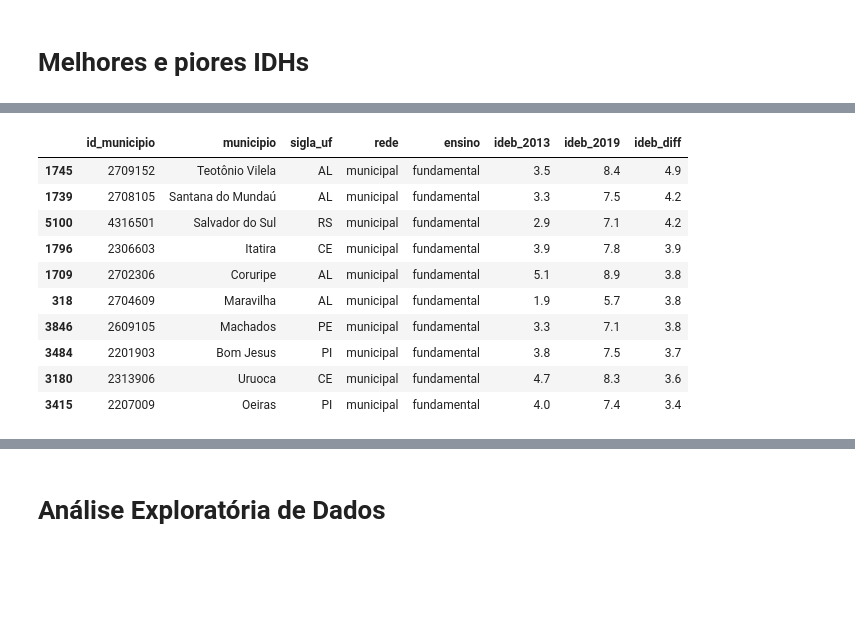
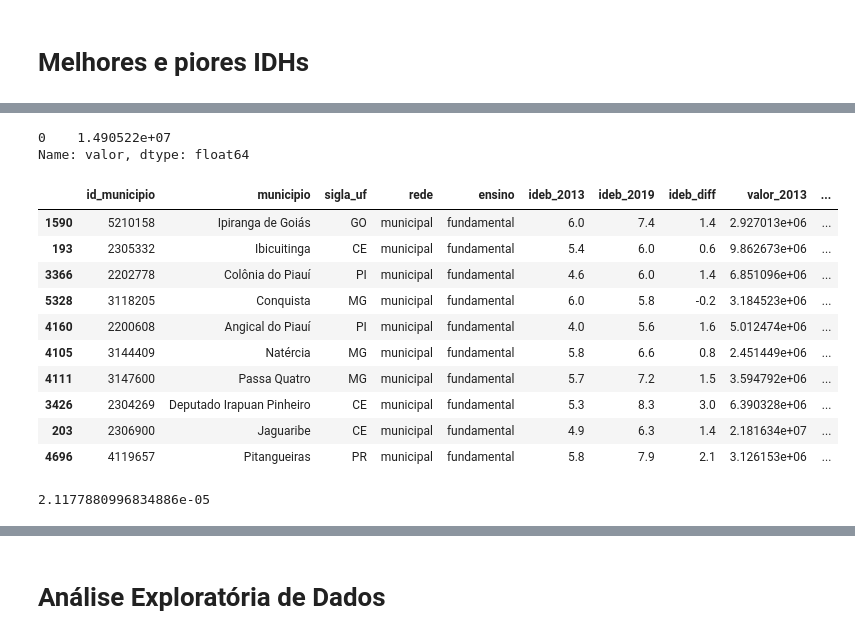
Before and after one commit to UFRJ-Analytica/odd2021, a Jupyter notebook: analises.ipynb, the cells around one changed output, grey strips where cells are left out. Saved outputs shown, nothing was run; the diff lists cells and outputs as text; code cells hidden in the pictures; blank space fills up the shorter version.

Commit message:
Add column 'despesas' to 'Tabela Rafael'

```diff
--- a/analises.ipynb
+++ b/analises.ipynb
@@ -178,0 +223,4 @@ df_ideb_mun.head()
+# %%
+despesas_fundamental = corrigido_df_despesas.loc[(corrigido_df_despesas["conta"]=="Ensino Fundamental")&(corrigido_df_despesas["ano"].isin([2013,2017]))].sort_values(by=["id_municipio", "ano"]).dropna().reset_index(drop=True)
+
+despesas_fundamental.head()
@@ -179,9 +234,18 @@ df_ideb_mun.head()
+# %%
+mun_despesas = despesas_fundamental.loc[despesas_fundamental["id_municipio"]==1100015]
+mun_despesas.loc[mun_despesas["ano"]==2013]["valor"]
+# %% [output]
+0    1.490522e+07
+Name: valor, dtype: float64
 # %%
-def format_tabela_rafael(df):
-    tabela_rafael = pd.DataFrame(columns=["id_municipio", "municipio", "sigla_uf", "rede", "ensino", "ideb_2013", "ideb_2019", "ideb_diff"])
+def format_tabela_rafael(ideb, despesas):
+    tabela_rafael = pd.DataFrame(columns=["id_municipio", "municipio", "sigla_uf", "rede", "ensino", "ideb_2013", "ideb_2019", "ideb_diff", "valor_2013", "valor_2017", "valor_diff", "coeficiente_efetividade"])
     for id in list(MUN_IDS.index):
-        mun_ideb = df.loc[df["id_municipio"]==id]
-        if len(mun_ideb) == 0: continue
+        mun_ideb = ideb.loc[ideb["id_municipio"]==id]
+        mun_despesas = despesas.loc[despesas["id_municipio"]==id]
+
+        if len(mun_ideb) == 0 or len(mun_despesas) == 0: continue
+
         try:
             mun_ideb_2013 = max(list(mun_ideb.loc[mun_ideb["ano"]==2013]["ideb"]))
         except ValueError:
@@ -190,6 +254,21 @@ def format_tabela_rafael(df):
             mun_ideb_2019 = max(list(mun_ideb.loc[mun_ideb["ano"]==2019]["ideb"]))
         except ValueError:
             mun_ideb_2019 = float("NaN")
+
+        try:
+            mun_despesas_2013 = max(list(mun_despesas.loc[mun_despesas["ano"]==2013]["valor"]))
+        except ValueError:
+            mun_despesas_2013 = float("NaN")
+        try:
+            mun_despesas_2017 = max(list(mun_despesas.loc[mun_despesas["ano"]==2017]["valor"]))
+        except ValueError:
+            mun_despesas_2017 = float("NaN")
+
+        try:
+            coef = (mun_ideb_2019 - mun_ideb_2013)/(mun_despesas_2017 - mun_despesas_2013)
+        except:
+            coef = float("NaN")
+
         tabela_rafael = tabela_rafael.append({
             "id_municipio": id,
             "municipio": mun_ideb.iloc[0]["municipio"],
@@ -198,23 +277,31 @@ def format_tabela_rafael(df):
             "ensino": mun_ideb["ensino"].iloc[0],
             "ideb_2013": mun_ideb_2013,
             "ideb_2019": mun_ideb_2019,
-            "ideb_diff": mun_ideb_2019 - mun_ideb_2013
+            "ideb_diff": mun_ideb_2019 - mun_ideb_2013,
+            "valor_2013": mun_despesas_2013,
+            "valor_2017": mun_despesas_2017,
+            "valor_diff": mun_despesas_2017 - mun_despesas_2013,
+            "coeficiente_efetividade": coef
         }, ignore_index=True)
     return tabela_rafael
 
 
-tabela_rafael = format_tabela_rafael(df_ideb_mun)
+tabela_rafael = format_tabela_rafael(df_ideb_mun, despesas_fundamental)
 # %%
-tabela_rafael.sort_values("ideb_diff", ascending=False).head(10)
+tabela_rafael.sort_values("coeficiente_efetividade", ascending=False).head(10)
 # %% [output]
-|  | id_municipio | municipio | sigla_uf | rede | ensino | ideb_2013 | ideb_2019 | ideb_diff |
-| 1745 | 2709152 | Teotônio Vilela | AL | municipal | fundamental | 3.5 | 8.4 | 4.9 |
-| 1739 | 2708105 | Santana do Mundaú | AL | municipal | fundamental | 3.3 | 7.5 | 4.2 |
-| 5100 | 4316501 | Salvador do Sul | RS | municipal | fundamental | 2.9 | 7.1 | 4.2 |
-| 1796 | 2306603 | Itatira | CE | municipal | fundamental | 3.9 | 7.8 | 3.9 |
-| 1709 | 2702306 | Coruripe | AL | municipal | fundamental | 5.1 | 8.9 | 3.8 |
-| 318 | 2704609 | Maravilha | AL | municipal | fundamental | 1.9 | 5.7 | 3.8 |
-| 3846 | 2609105 | Machados | PE | municipal | fundamental | 3.3 | 7.1 | 3.8 |
-| 3484 | 2201903 | Bom Jesus | PI | municipal | fundamental | 3.8 | 7.5 | 3.7 |
-| 3180 | 2313906 | Uruoca | CE | municipal | fundamental | 4.7 | 8.3 | 3.6 |
-| 3415 | 2207009 | Oeiras | PI | municipal | fundamental | 4.0 | 7.4 | 3.4 |
+|  | id_municipio | municipio | sigla_uf | rede | ensino | ideb_2013 | ideb_2019 | ideb_diff | valor_2013 | ... |
+| 1590 | 5210158 | Ipiranga de Goiás | GO | municipal | fundamental | 6.0 | 7.4 | 1.4 | 2.927013e+06 | ... |
+| 193 | 2305332 | Ibicuitinga | CE | municipal | fundamental | 5.4 | 6.0 | 0.6 | 9.862673e+06 | ... |
+| 3366 | 2202778 | Colônia do Piauí | PI | municipal | fundamental | 4.6 | 6.0 | 1.4 | 6.851096e+06 | ... |
+| 5328 | 3118205 | Conquista | MG | municipal | fundamental | 6.0 | 5.8 | -0.2 | 3.184523e+06 | ... |
+| 4160 | 2200608 | Angical do Piauí | PI | municipal | fundamental | 4.0 | 5.6 | 1.6 | 5.012474e+06 | ... |
+| 4105 | 3144409 | Natércia | MG | municipal | fundamental | 5.8 | 6.6 | 0.8 | 2.451449e+06 | ... |
+| 4111 | 3147600 | Passa Quatro | MG | municipal | fundamental | 5.7 | 7.2 | 1.5 | 3.594792e+06 | ... |
+| 3426 | 2304269 | Deputado Irapuan Pinheiro | CE | municipal | fundamental | 5.3 | 8.3 | 3.0 | 6.390328e+06 | ... |
+| 203 | 2306900 | Jaguaribe | CE | municipal | fundamental | 4.9 | 6.3 | 1.4 | 2.181634e+07 | ... |
+| 4696 | 4119657 | Pitangueiras | PR | municipal | fundamental | 5.8 | 7.9 | 2.1 | 3.126153e+06 | ... |
+# %%
+tabela_rafael["coeficiente_efetividade"].mean()
+# %% [output]
+2.1177880996834886e-05
```
Also changed, not shown: parts of 12 cells of this notebook.
